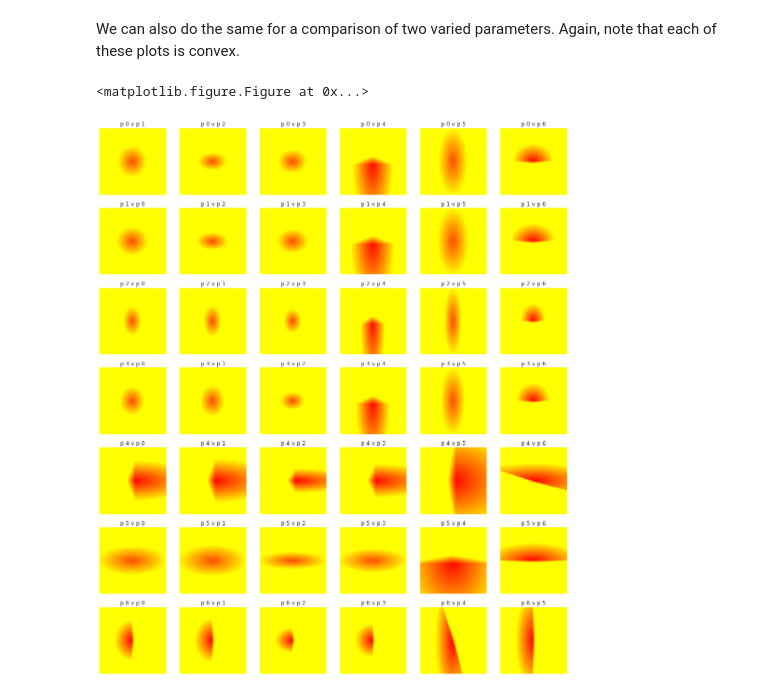
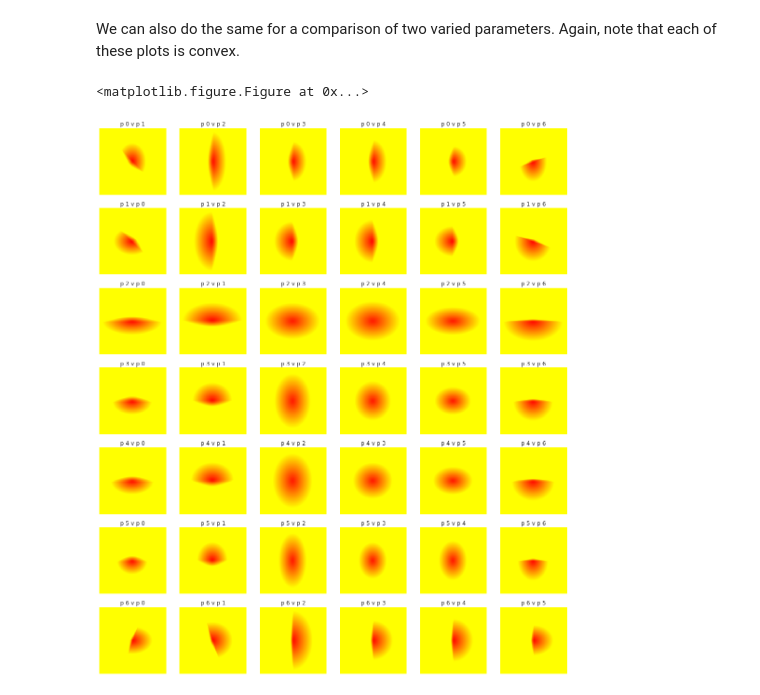
Before and after one commit to joshuacook/redhat, a Jupyter notebook: ipynb/4.01 Exploratory Visualization - Visualizing the Loss Function.ipynb, the cells around one changed output. Saved outputs shown, nothing was run; the diff lists cells and outputs as text; code cells hidden in the pictures.

```diff
--- a/ipynb/4.01 Exploratory Visualization - Visualizing the Loss Function.ipynb
+++ b/ipynb/4.01 Exploratory Visualization - Visualizing the Loss Function.ipynb
@@ -124,5 +33,5 @@ def render_all_plots(correct_class,x,W):
 # %%
-render_all_plots(correct_class,x,W)
+render_all_plots_2d(correct_class,x,W)
 # %% [output]
 <matplotlib.figure.Figure at 0x...>
-[figure, old version]
+[figure, new version]
```
Also changed, not shown: parts of 18 cells of this notebook, 26 other files.
